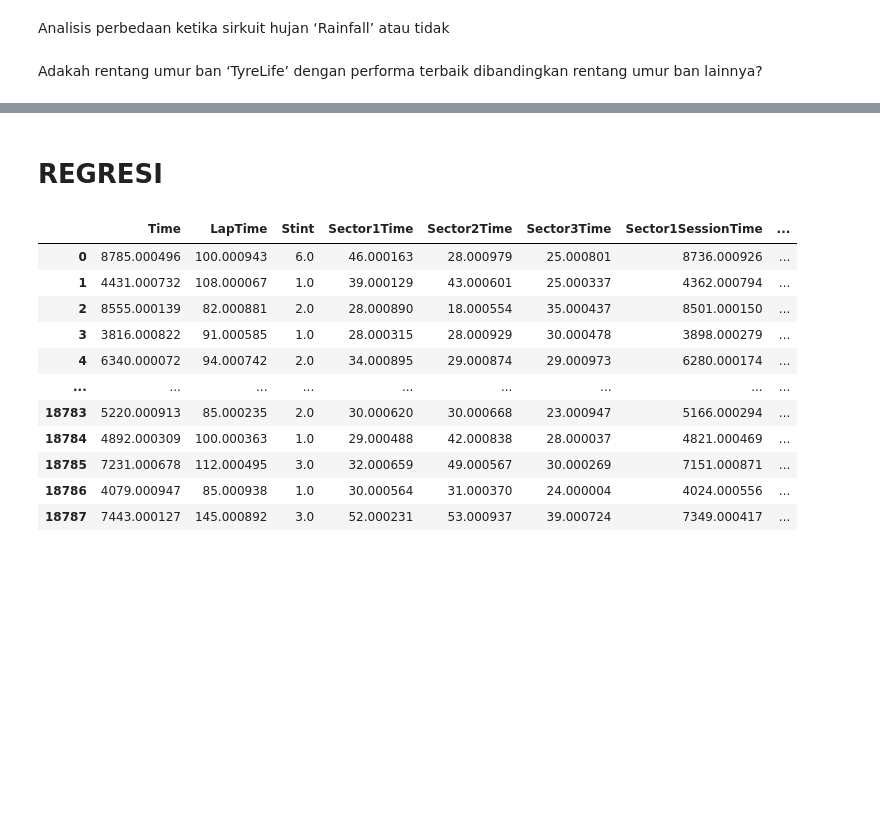
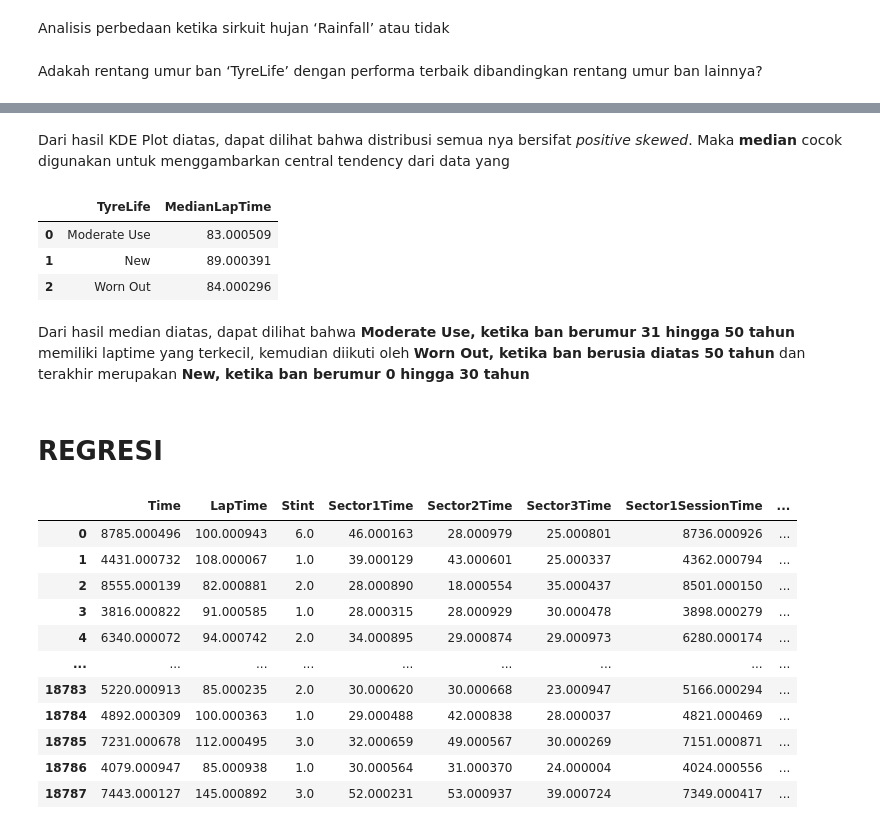
Before and after one commit to F1-biasa-aja/F1-kasdd, a Jupyter notebook: F1 Biasa Aja.ipynb, the cells around one changed output, grey strips where cells are left out. Cells and saved outputs as stored; diff of their text form; code cells hidden in the pictures; blank space fills up the shorter version.

```diff
--- a/F1 Biasa Aja.ipynb
+++ b/F1 Biasa Aja.ipynb
@@ -383,3 +445,16 @@ Adakah rentang umur ban ‘TyreLife’ dengan performa terbaik dibandingkan rent
+# %% [markdown]
+Dari hasil KDE Plot diatas, dapat dilihat bahwa distribusi semua nya bersifat *positive skewed*. Maka **median** cocok digunakan untuk menggambarkan central tendency dari data yang
+# %%
+median_tyre_life_lap_times = tyre_life_performance.groupby('TyreLife')['LapTime'].median().reset_index()
+median_tyre_life_lap_times.rename(columns={'LapTime': 'MedianLapTime'}, inplace=True)
+median_tyre_life_lap_times
+# %% [output]
+|  | TyreLife | MedianLapTime |
+| 0 | Moderate Use | 83.000509 |
+| 1 | New | 89.000391 |
+| 2 | Worn Out | 84.000296 |
+# %% [markdown]
+Dari hasil median diatas, dapat dilihat bahwa **Moderate Use, ketika ban berumur 31 hingga 50 tahun** memiliki laptime yang terkecil, kemudian diikuti oleh **Worn Out, ketika ban berusia diatas 50 tahun** dan terakhir merupakan **New, ketika ban berumur 0 hingga 30 tahun**
 # %% [markdown]
 # **REGRESI**
 # %%
```
Also changed, not shown: parts of 5 cells of this notebook.
